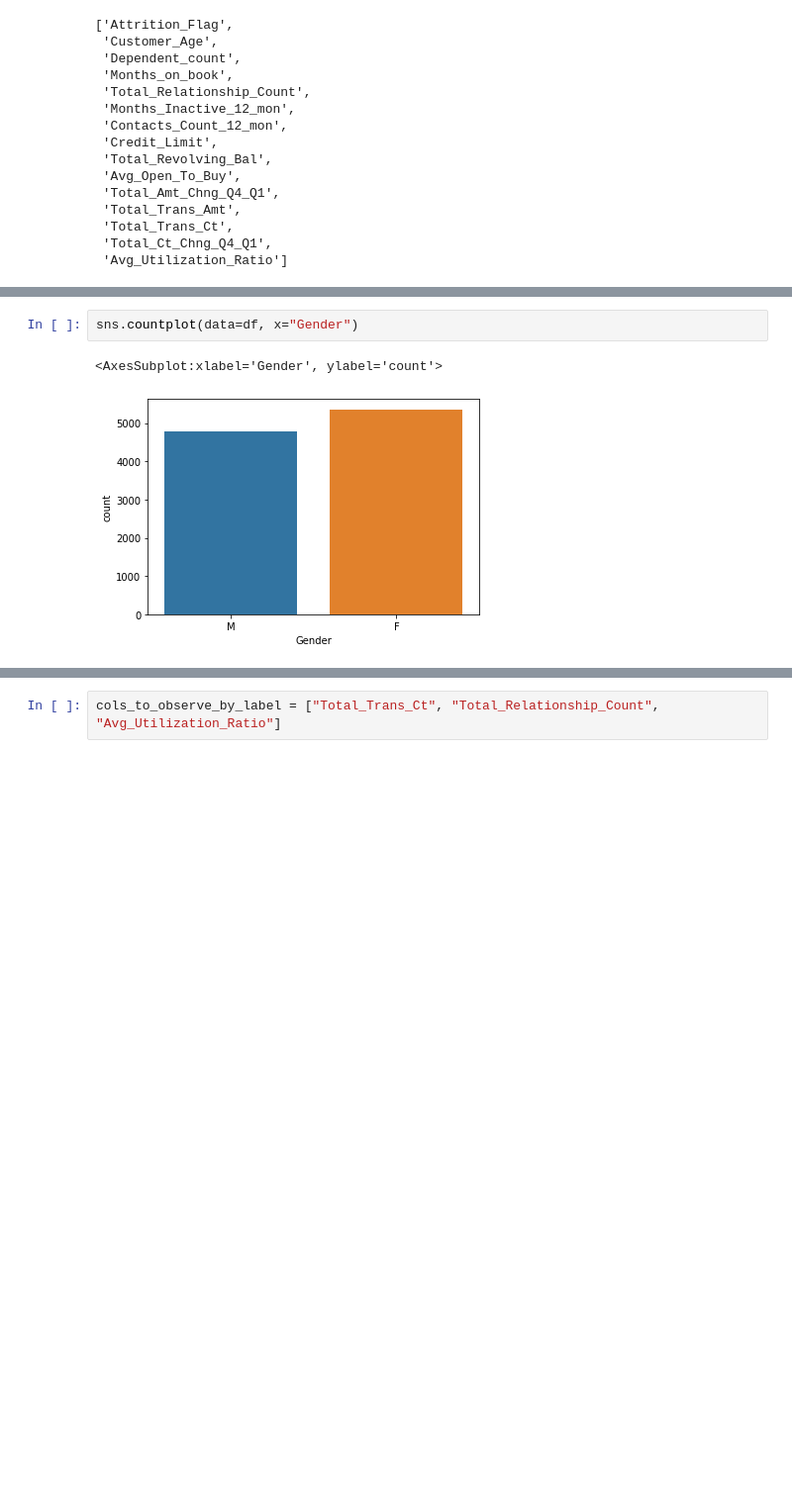
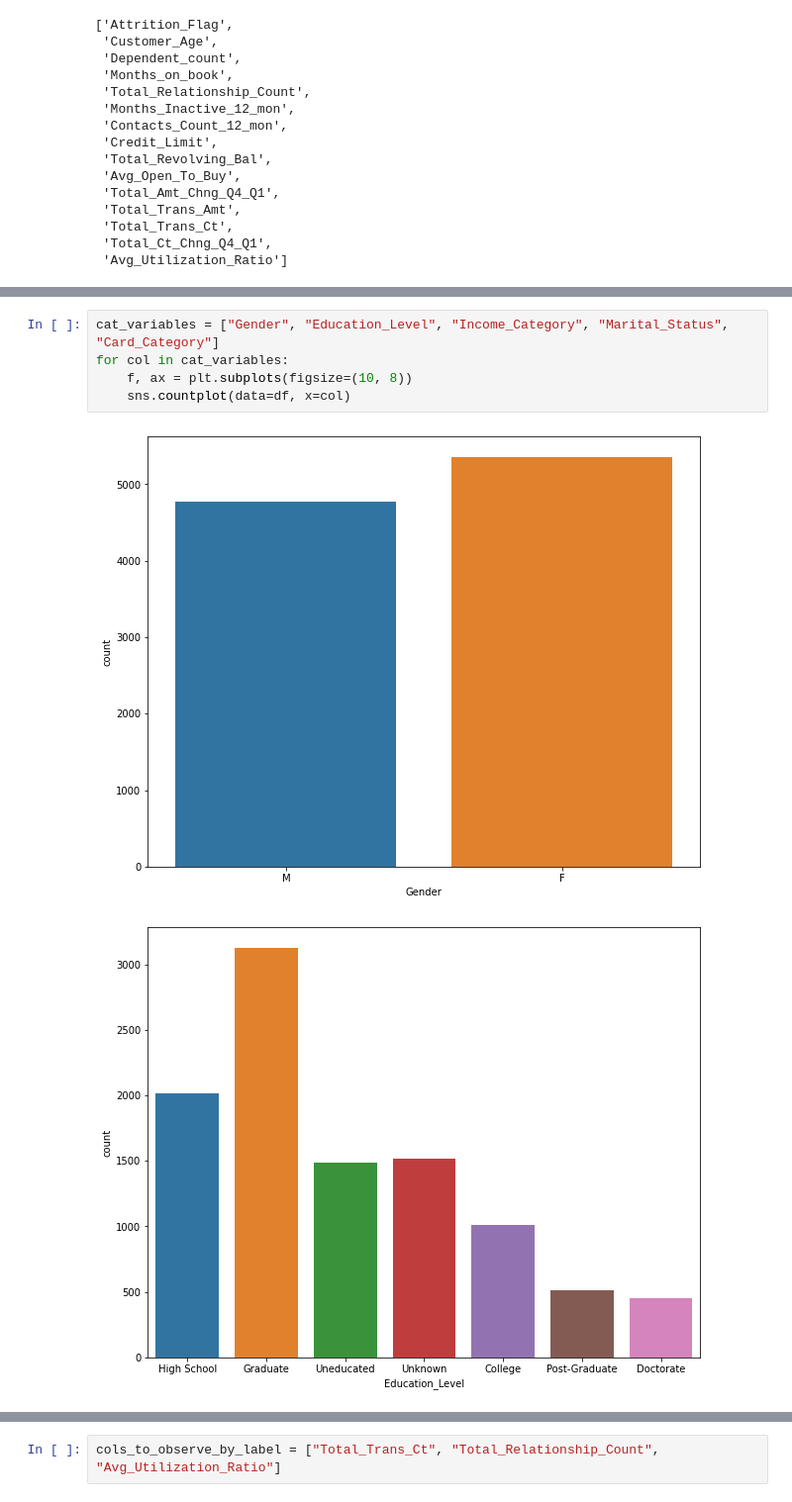
Before and after one commit to Artem123456789/bank_churners_prediction, a Jupyter notebook: main.ipynb, the cells around one changed output, grey strips where cells are left out. Shown at 99% size. Drawn from its saved outputs; the diff is of its cells as text; blank space fills up the shorter version.

```diff
--- a/main.ipynb
+++ b/main.ipynb
@@ -159,8 +155,11 @@ for col in numeric_cols:
 [figure]
 [figure]
 ... (3 outputs left out)
-# %%
-sns.countplot(data=df, x="Gender")
-# %% [output]
-<AxesSubplot:xlabel='Gender', ylabel='count'>
-[figure, removed]
+# %%
+cat_variables = ["Gender", "Education_Level", "Income_Category", "Marital_Status", "Card_Category"]
+for col in cat_variables:
+    f, ax = plt.subplots(figsize=(10, 8))
+    sns.countplot(data=df, x=col)
+# %% [output]
+[figure, added]
+[figure, added]
```
Also changed, not shown: parts of 27 cells of this notebook.
